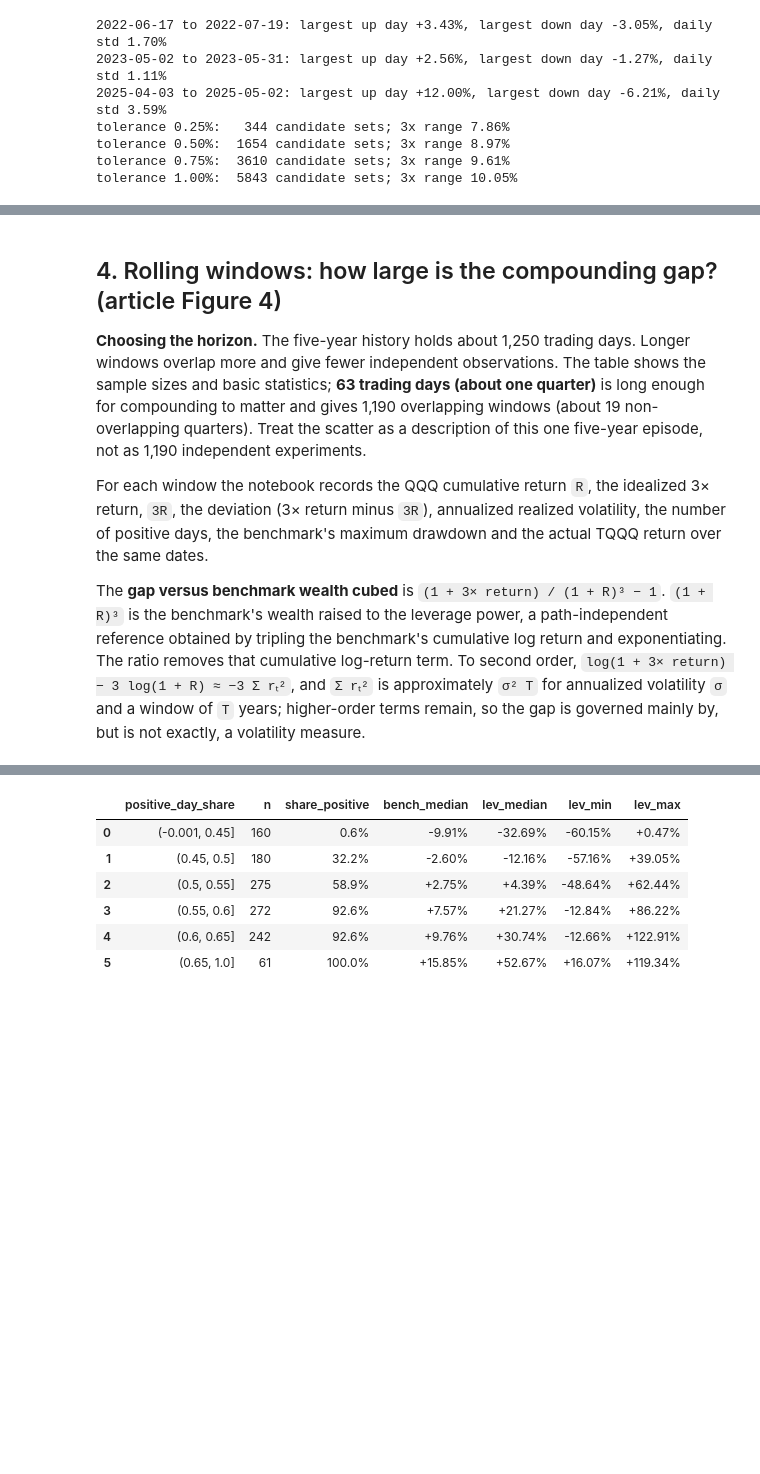
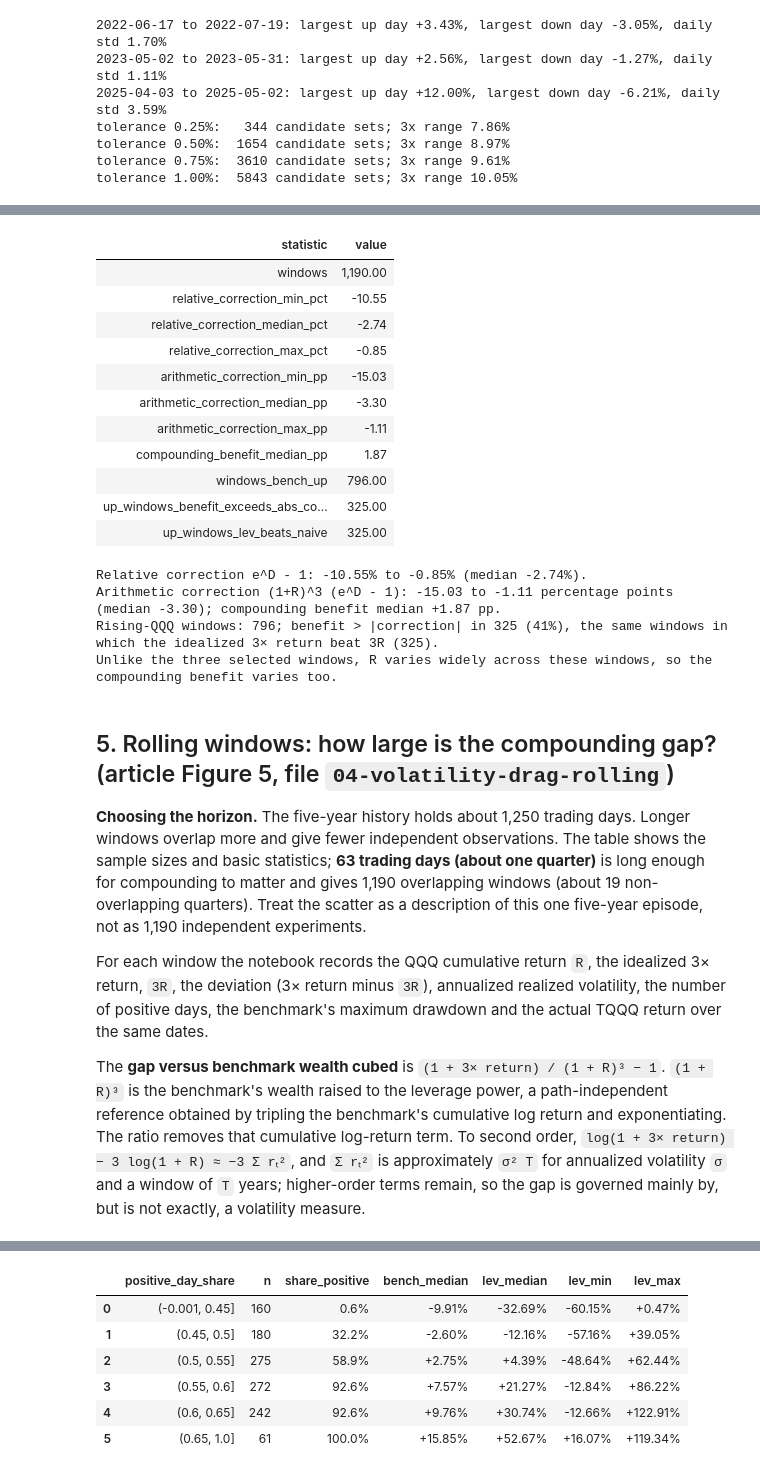
Before and after one commit to dvirross/leveraged-etf-compounding, a Jupyter notebook: notebooks/leveraged-etf-empirical-analysis.ipynb, the cells around one changed output, grey strips where cells are left out. Saved outputs shown, nothing was run; the diff lists cells and outputs as text; code cells hidden in the pictures; blank space fills up the shorter version.

```diff
--- a/notebooks/leveraged-etf-empirical-analysis.ipynb
+++ b/notebooks/leveraged-etf-empirical-analysis.ipynb
@@ -149,5 +245,33 @@ tolerance 1.00%:  5843 candidate sets; 3x range 10.05%
+# %%
+w63 = emp.rolling_windows(close["QQQ"], ROLL_HORIZON, compare=close["TQQQ"])
+rs = emp.rolling_decomposition_summary(w63)
+display(rs.style.format({"value": "{:,.2f}"}).hide(axis="index"))
+s = rs.set_index("statistic").value
+print(f"Relative correction e^D - 1: {s.relative_correction_min_pct:.2f}% to {s.relative_correction_max_pct:.2f}% (median {s.relative_correction_median_pct:.2f}%).")
+print(f"Arithmetic correction (1+R)^3 (e^D - 1): {s.arithmetic_correction_min_pp:.2f} to {s.arithmetic_correction_max_pp:.2f} percentage points (median {s.arithmetic_correction_median_pp:.2f}); "
+      f"compounding benefit median {s.compounding_benefit_median_pp:+.2f} pp.")
+print(f"Rising-QQQ windows: {int(s.windows_bench_up)}; benefit > |correction| in {int(s.up_windows_benefit_exceeds_abs_correction)} ({s.up_windows_benefit_exceeds_abs_correction / s.windows_bench_up:.0%}), "
+      f"the same windows in which the idealized 3× return beat 3R ({int(s.up_windows_lev_beats_naive)}).")
+print("Unlike the three selected windows, R varies widely across these windows, so the compounding benefit varies too.")
+# %% [output]
+| statistic | value |
+| windows | 1,190.00 |
+| relative_correction_min_pct | -10.55 |
+| relative_correction_median_pct | -2.74 |
+| relative_correction_max_pct | -0.85 |
+| arithmetic_correction_min_pp | -15.03 |
+| arithmetic_correction_median_pp | -3.30 |
+| arithmetic_correction_max_pp | -1.11 |
+| compounding_benefit_median_pp | 1.87 |
+| windows_bench_up | 796.00 |
+| up_windows_benefit_exceeds_abs_co... | 325.00 |
+| up_windows_lev_beats_naive | 325.00 |
+Relative correction e^D - 1: -10.55% to -0.85% (median -2.74%).
+Arithmetic correction (1+R)^3 (e^D - 1): -15.03 to -1.11 percentage points (median -3.30); compounding benefit median +1.87 pp.
+Rising-QQQ windows: 796; benefit > |correction| in 325 (41%), the same windows in which the idealized 3× return beat 3R (325).
+Unlike the three selected windows, R varies widely across these windows, so the compounding benefit varies too.
 # %% [markdown]
-## 4. Rolling windows: how large is the compounding gap? (article Figure 4)
+## 5. Rolling windows: how large is the compounding gap? (article Figure 5, file `04-volatility-drag-rolling`)
 
 **Choosing the horizon.** The five-year history holds about 1,250 trading days. Longer windows overlap more and give fewer independent observations. The table shows the sample sizes and basic statistics; **63 trading days (about one quarter)** is long enough for compounding to matter and gives 1,190 overlapping windows (about 19 non-overlapping quarters). Treat the scatter as a description of this one five-year episode, not as 1,190 independent experiments.
 
```
Also changed, not shown: parts of 13 cells of this notebook, 11 other files.
